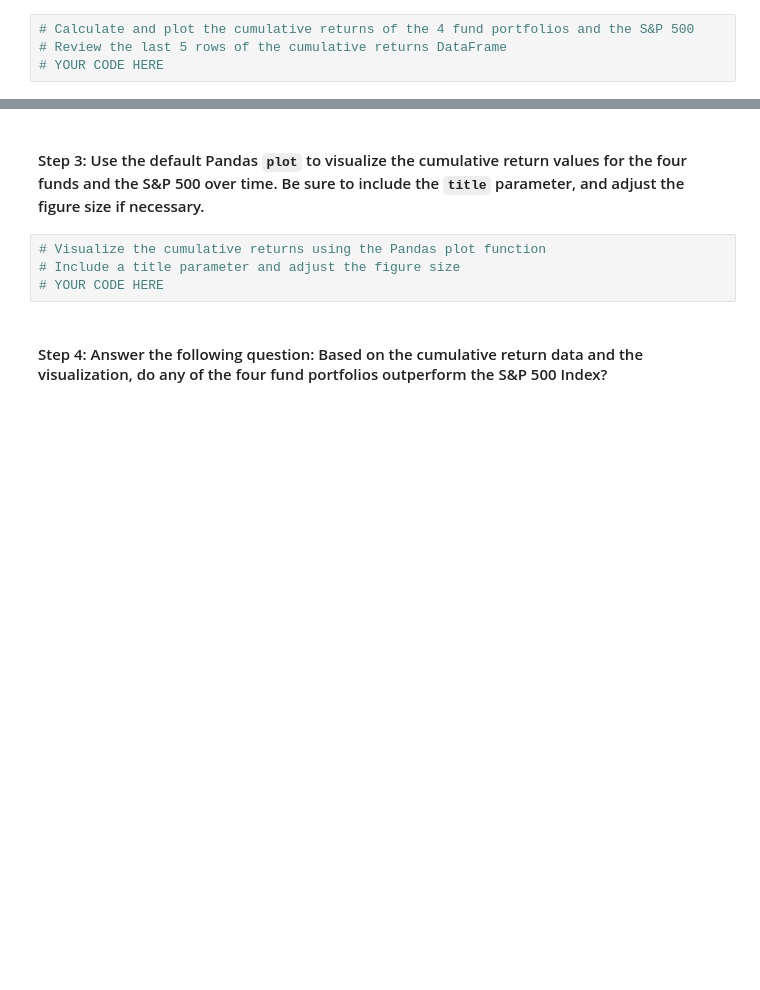
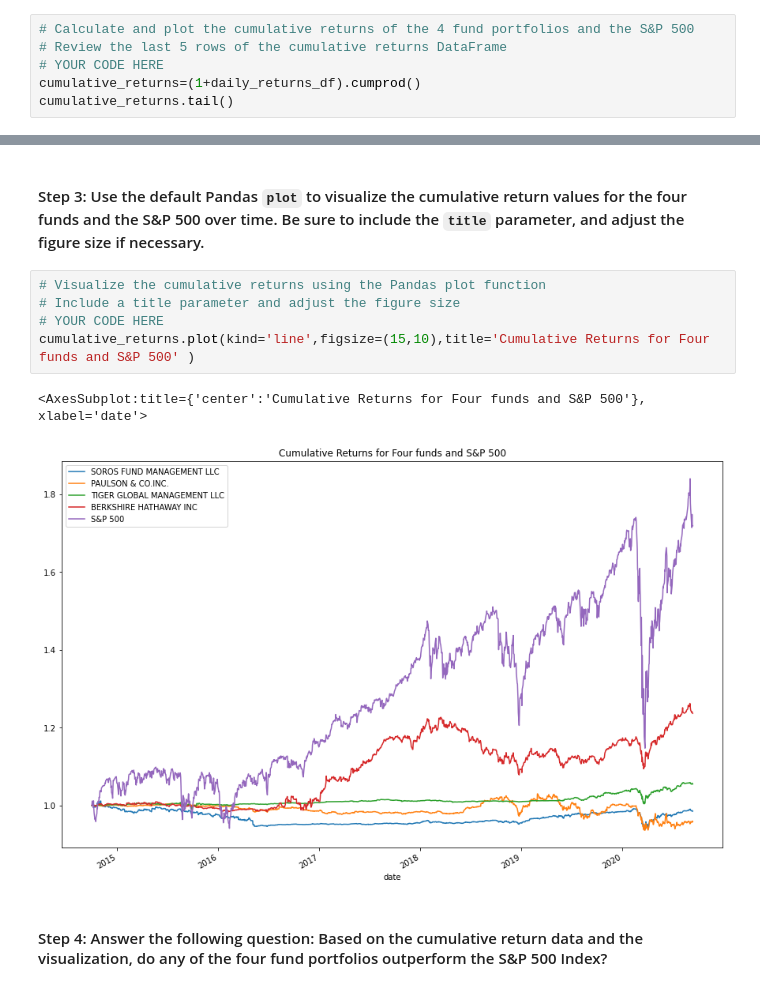
Before and after one commit to Aheesh/risk_return, a Jupyter notebook: risk_return_analysis.ipynb, the cells around one changed output, grey strips where cells are left out. Saved outputs shown, nothing was run; the diff lists cells and outputs as text; blank space fills up the shorter version.

```diff
--- a/risk_return_analysis.ipynb
+++ b/risk_return_analysis.ipynb
@@ -171,3 +176,5 @@ Analyze the data to determine if any of the portfolios outperform the broader st
 # Calculate and plot the cumulative returns of the 4 fund portfolios and the S&P 500
 # Review the last 5 rows of the cumulative returns DataFrame
 # YOUR CODE HERE
+cumulative_returns=(1+daily_returns_df).cumprod()
+cumulative_returns.tail()
@@ -176,7 +191,11 @@ Analyze the data to determine if any of the portfolios outperform the broader st
 # %%
 # Visualize the cumulative returns using the Pandas plot function
 # Include a title parameter and adjust the figure size
 # YOUR CODE HERE
+cumulative_returns.plot(kind='line',figsize=(15,10),title='Cumulative Returns for Four funds and S&P 500' )
+# %% [output]
+<AxesSubplot:title={'center':'Cumulative Returns for Four funds and S&P 500'}, xlabel='date'>
+[figure, added]
 # %% [markdown]
 #### Step 4: Answer the following question: Based on the cumulative return data and the visualization, do any of the four fund portfolios outperform the S&P 500 Index?
 # %% [markdown]
```
Also changed, not shown: parts of 2 cells of this notebook.
